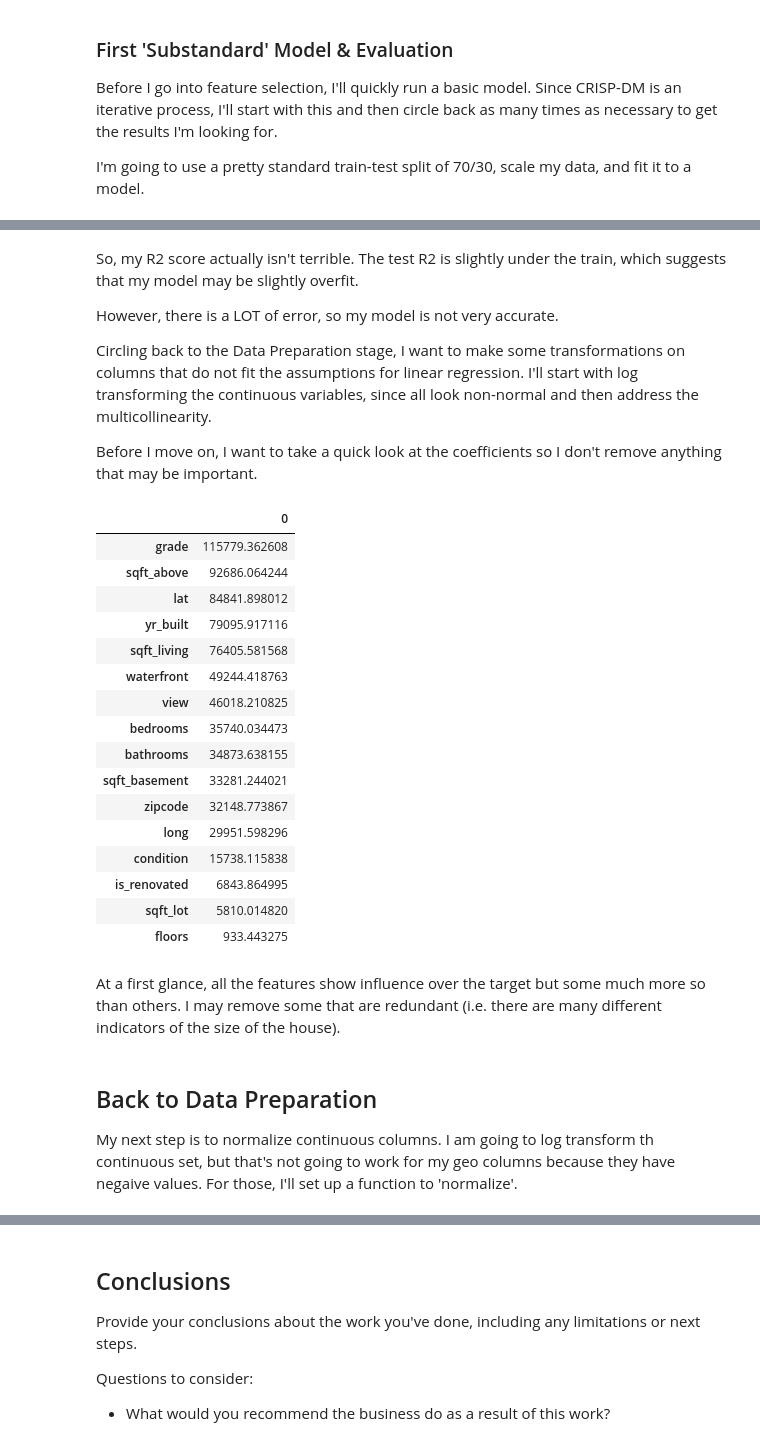
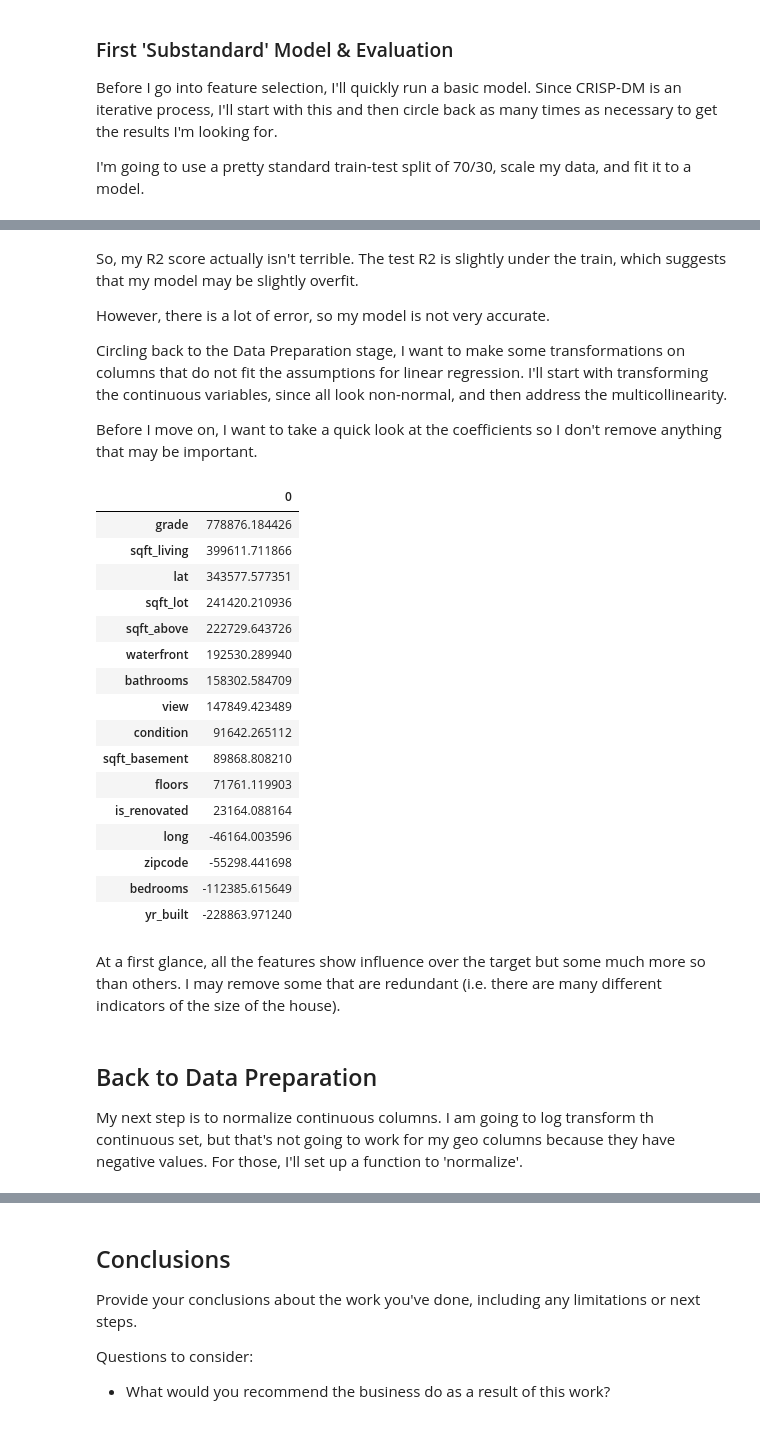
Before and after one commit to christisarv/linear-modeling-house-prices, a Jupyter notebook: Housing Data Model & Analysis.ipynb, the cells around one changed output, grey strips where cells are left out. Saved outputs shown, nothing was run; the diff lists cells and outputs as text; code cells hidden in the pictures.

Commit message:
reworking second model

```diff
--- a/Housing Data Model & Analysis.ipynb
+++ b/Housing Data Model & Analysis.ipynb
@@ -161,3 +146,3 @@ Name: sqft_basement, Length: 20083, dtype: object
 # %%
-new_data['sqft_basement'] = data['sqft_basement'].map(lambda x: x.replace("?", "0"))a
-new_data['sqft_basement'] = pd.to_numeric(data['sqft_basement'], downcast='integer')
+new_data['sqft_basement'] = new_data['sqft_basement'].map(lambda x: x.replace("?", "0"))
+new_data['sqft_basement'] = pd.to_numeric(new_data['sqft_basement'], downcast='integer')
@@ -252,40 +244,40 @@ Test R2: 0.6964788014790179
 # %% [markdown]
 So, my R2 score actually isn't terrible. The test R2 is slightly under the train, which suggests that my model may be slightly overfit.
 
-However, there is a LOT of error, so my model is not very accurate.
+However, there is a lot of error, so my model is not very accurate.
 
-Circling back to the Data Preparation stage, I want to make some transformations on columns that do not fit the assumptions for linear regression. I'll start with log transforming the continuous variables, since all look non-normal and then address the multicollinearity.
+Circling back to the Data Preparation stage, I want to make some transformations on columns that do not fit the assumptions for linear regression. I'll start with transforming the continuous variables, since all look non-normal, and then address the multicollinearity.
 
 Before I move on, I want to take a quick look at the coefficients so I don't remove anything that may be important.
 # %%
 #getting my coefficients and formmating them into a readable, sorted dataframe
 
 coefficients = linreg.coef_
-coefficients = abs(coefficients)
+# coefficients = abs(coefficients)
 coef_dict = dict(list(zip(X_cols.columns, coefficients)))
 coef_df = pd.DataFrame.from_dict(coef_dict, orient='index')
 coef_df.sort_values(by=[0], ascending=False)
 # %% [output]
 |  | 0 |
-| grade | 115779.362608 |
-| sqft_above | 92686.064244 |
-| lat | 84841.898012 |
-| yr_built | 79095.917116 |
-| sqft_living | 76405.581568 |
-| waterfront | 49244.418763 |
-| view | 46018.210825 |
-| bedrooms | 35740.034473 |
-| bathrooms | 34873.638155 |
-| sqft_basement | 33281.244021 |
-| zipcode | 32148.773867 |
-| long | 29951.598296 |
-| condition | 15738.115838 |
-| is_renovated | 6843.864995 |
-| sqft_lot | 5810.014820 |
-| floors | 933.443275 |
+| grade | 778876.184426 |
+| sqft_living | 399611.711866 |
+| lat | 343577.577351 |
+| sqft_lot | 241420.210936 |
+| sqft_above | 222729.643726 |
+| waterfront | 192530.289940 |
+| bathrooms | 158302.584709 |
+| view | 147849.423489 |
+| condition | 91642.265112 |
+| sqft_basement | 89868.808210 |
+| floors | 71761.119903 |
+| is_renovated | 23164.088164 |
+| long | -46164.003596 |
+| zipcode | -55298.441698 |
+| bedrooms | -112385.615649 |
+| yr_built | -228863.971240 |
 # %% [markdown]
 At a first glance, all the features show influence over the target but some much more so than others. I may remove some that are redundant (i.e. there are many different indicators of the size of the house).
 # %% [markdown]
 ## Back to Data Preparation
 
-My next step is to normalize continuous columns. I am going to log transform th continuous set, but that's not going to work for my geo columns because they have negaive values. For those, I'll set up a function to 'normalize'.
+My next step is to normalize continuous columns. I am going to log transform th continuous set, but that's not going to work for my geo columns because they have negative values. For those, I'll set up a function to 'normalize'.
```
Also changed, not shown: parts of 17 cells of this notebook.
